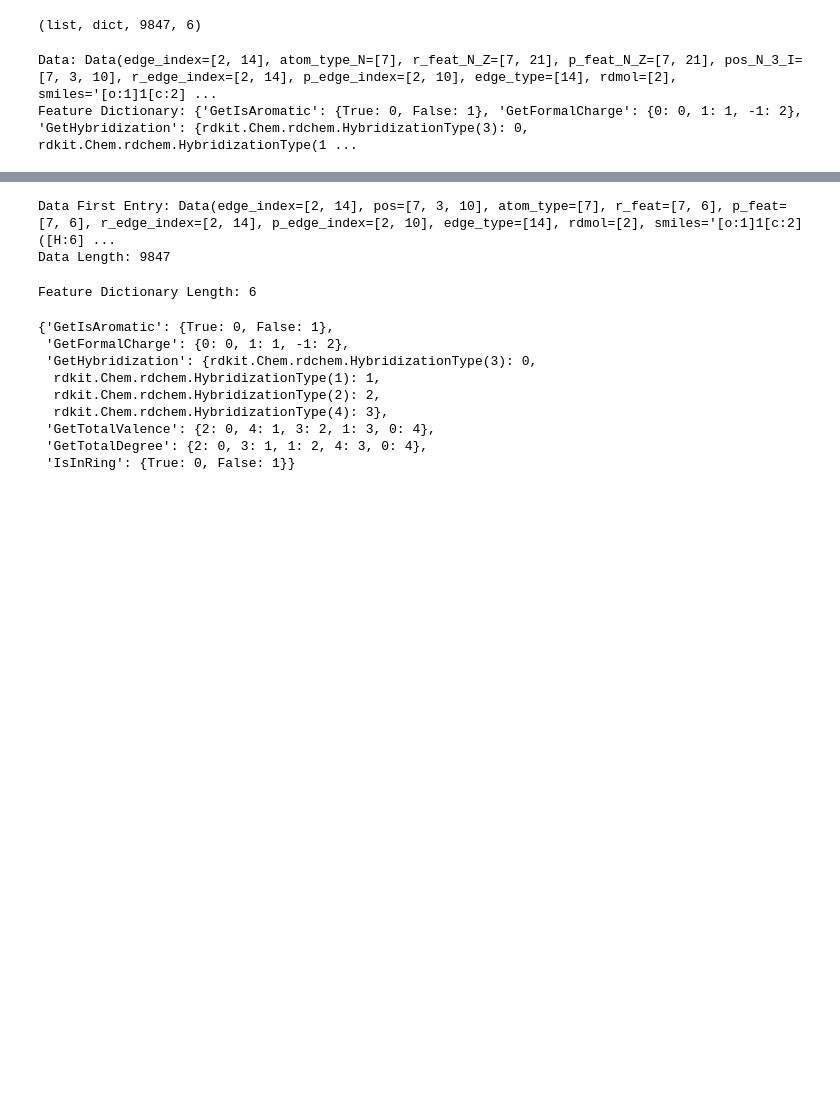
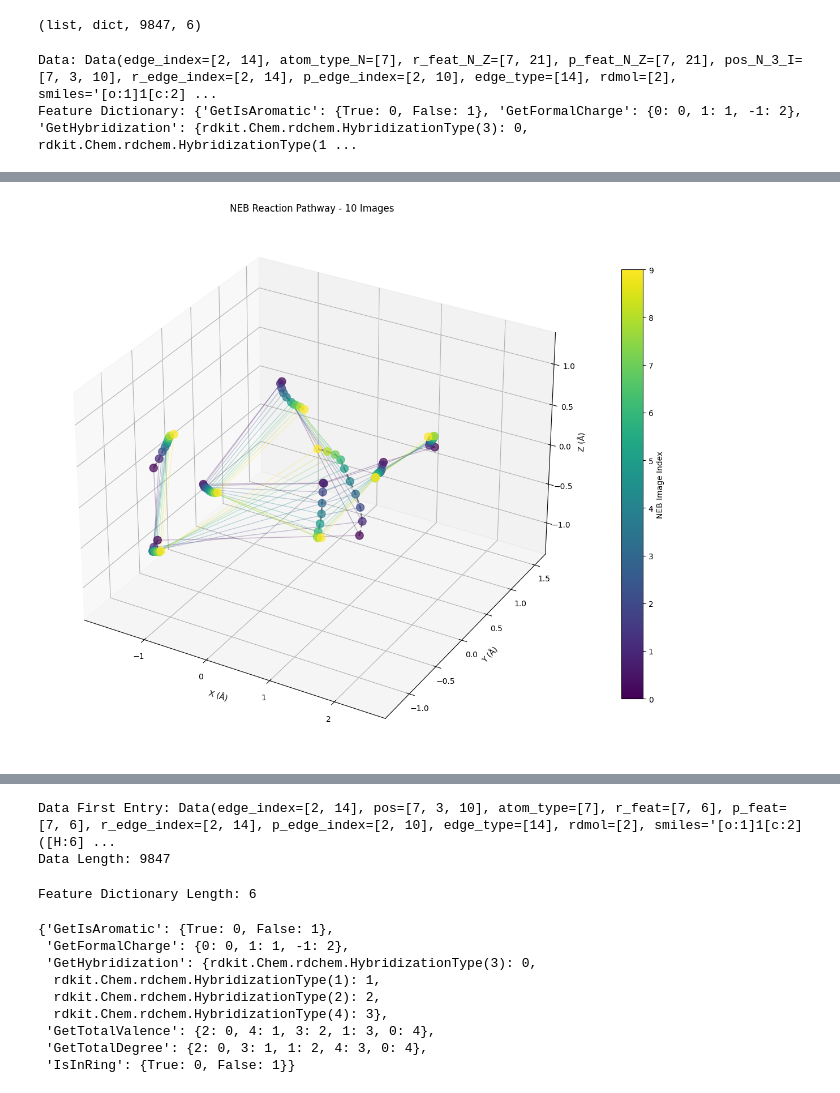
Before and after one commit to astro-stevie/goflow-mt, a Jupyter notebook: data/T1X/dataloader.ipynb, the cells around one changed output, grey strips where cells are left out. Cells and saved outputs as stored; diff of their text form; code cells hidden in the pictures; blank space fills up the shorter version.

```diff
--- a/data/T1X/dataloader.ipynb
+++ b/data/T1X/dataloader.ipynb
@@ -33,0 +98,56 @@ Neb images: tensor([[-0.9828, -0.9698, -0.9605, -0.9390, -0.9109, -0.8803, -0.85
+# %%
+def plot_neb_trajectory_3d(neb_images, atom_types=None, save_path=None):
+    """
+    Plot all NEB images in a 3D trajectory
+    """
+    num_images, num_atoms, _ = neb_images.shape
+
+    fig = plt.figure(figsize=(15, 10))
+    ax = fig.add_subplot(111, projection='3d')
+
+    # Color map for different NEB images
+    colors = plt.cm.viridis(np.linspace(0, 1, num_images))
+
+    for img_idx in range(num_images):
+        positions = neb_images[img_idx]  # [atoms, 3]
+
+        # Plot atoms as points
+        ax.scatter(positions[:, 0], positions[:, 1], positions[:, 2],
+                  c=[colors[img_idx]], s=100, alpha=0.7,
+                  label=f'Image {img_idx}')
+
+        # Connect atoms with bonds (simple - connect consecutive atoms)
+        for atom_idx in range(num_atoms-1):
+            ax.plot([positions[atom_idx, 0], positions[atom_idx+1, 0]],
+                   [positions[atom_idx, 1], positions[atom_idx+1, 1]],
+                   [positions[atom_idx, 2], positions[atom_idx+1, 2]],
+                   c=colors[img_idx], alpha=0.3, linewidth=1)
+
+    # Draw trajectory lines for each atom
+    for atom_idx in range(num_atoms):
+        atom_traj = neb_images[:, atom_idx, :]  # [images, 3]
+        ax.plot(atom_traj[:, 0], atom_traj[:, 1], atom_traj[:, 2],
+               'k--', alpha=0.5, linewidth=2)
+
+    ax.set_xlabel('X (Å)')
+    ax.set_ylabel('Y (Å)')
+    ax.set_zlabel('Z (Å)')
+    ax.set_title(f'NEB Reaction Pathway - {num_images} Images')
+
+    # Add colorbar
+    sm = plt.cm.ScalarMappable(cmap='viridis', norm=plt.Normalize(vmin=0, vmax=num_images-1))
+    sm.set_array([])
+    cbar = plt.colorbar(sm, ax=ax, shrink=0.8, aspect=20)
+    cbar.set_label('NEB Image Index')
+
+    # if save_path:
+        # plt.savefig(save_path, dpi=300, bbox_inches='tight')
+
+    plt.tight_layout()
+    return fig, ax
+
+# Create the visualization
+fig, ax = plot_neb_trajectory_3d(neb_images, save_path='neb_trajectory_3d.png')
+plt.show()
+# %% [output]
+[figure, added]
```
Also changed, not shown: parts of 9 cells of this notebook, 3 other files.
